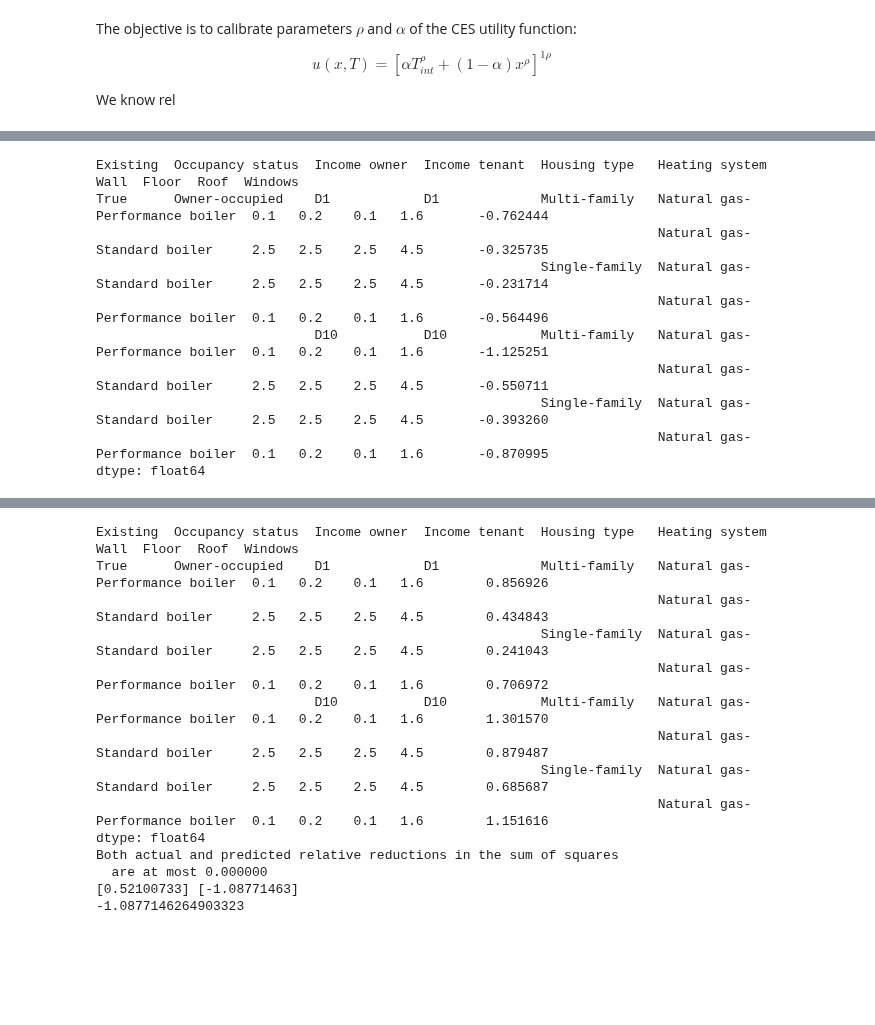
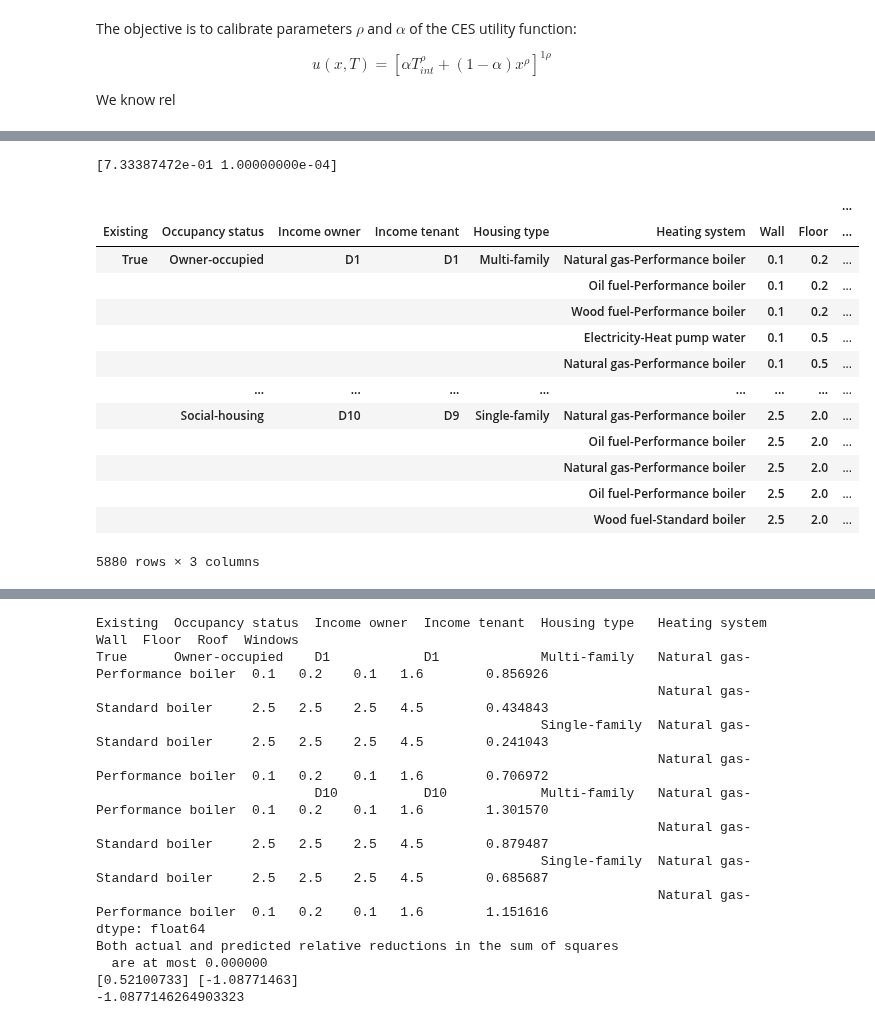
Before and after one commit to CIRED/Res-IRF4, a Jupyter notebook: project/analysis/preprocessing/ces_function/calibrating_ces.ipynb, the cells around one changed output, grey strips where cells are left out. Saved outputs shown, nothing was run; the diff lists cells and outputs as text; code cells hidden in the pictures; blank space fills up the shorter version.

```diff
--- a/project/analysis/preprocessing/ces_function/calibrating_ces.ipynb
+++ b/project/analysis/preprocessing/ces_function/calibrating_ces.ipynb
@@ -102,13 +104,0 @@ dtype: float64
-# %%
-sigma
-# %% [output]
-Existing  Occupancy status  Income owner  Income tenant  Housing type   Heating system                  Wall  Floor  Roof  Windows
-True      Owner-occupied    D1            D1             Multi-family   Natural gas-Performance boiler  0.1   0.2    0.1   1.6       -0.762444
-                                                                        Natural gas-Standard boiler     2.5   2.5    2.5   4.5       -0.325735
-                                                         Single-family  Natural gas-Standard boiler     2.5   2.5    2.5   4.5       -0.231714
-                                                                        Natural gas-Performance boiler  0.1   0.2    0.1   1.6       -0.564496
-                            D10           D10            Multi-family   Natural gas-Performance boiler  0.1   0.2    0.1   1.6       -1.125251
-                                                                        Natural gas-Standard boiler     2.5   2.5    2.5   4.5       -0.550711
-                                                         Single-family  Natural gas-Standard boiler     2.5   2.5    2.5   4.5       -0.393260
-                                                                        Natural gas-Performance boiler  0.1   0.2    0.1   1.6       -0.870995
-dtype: float64
@@ -114,0 +127,23 @@ dtype: float64
+# %%
+best_vals, covar = curve_fit(demand_ces_sigma, (income, energy_bill), heating_intensity, p0=(0.9, 0.1), method='dogbox', bounds=((-np.inf, 0.0001),(1, 0.9999)))
+print(best_vals)
+intensity_calc = demand_ces_sigma((income, energy_bill), best_vals[0], best_vals[1])
+# %% [output]
+[7.33387472e-01 1.00000000e-04]
+# %%
+pd.concat((intensity_calc, heating_intensity, energy_bill), axis=1)
+# %% [output]
+|  |  |  |  |  |  |  |  | ... |
+| Existing | Occupancy status | Income owner | Income tenant | Housing type | Heating system | Wall | Floor | ... |
+| True | Owner-occupied | D1 | D1 | Multi-family | Natural gas-Performance boiler | 0.1 | 0.2 | ... |
+|  |  |  |  |  | Oil fuel-Performance boiler | 0.1 | 0.2 | ... |
+|  |  |  |  |  | Wood fuel-Performance boiler | 0.1 | 0.2 | ... |
+|  |  |  |  |  | Electricity-Heat pump water | 0.1 | 0.5 | ... |
+|  |  |  |  |  | Natural gas-Performance boiler | 0.1 | 0.5 | ... |
+|  | ... | ... | ... | ... | ... | ... | ... | ... |
+|  | Social-housing | D10 | D9 | Single-family | Natural gas-Performance boiler | 2.5 | 2.0 | ... |
+|  |  |  |  |  | Oil fuel-Performance boiler | 2.5 | 2.0 | ... |
+|  |  |  |  |  | Natural gas-Performance boiler | 2.5 | 2.0 | ... |
+|  |  |  |  |  | Oil fuel-Performance boiler | 2.5 | 2.0 | ... |
+|  |  |  |  |  | Wood fuel-Standard boiler | 2.5 | 2.0 | ... |
+5880 rows × 3 columns
```
Also changed, not shown: parts of 24 cells of this notebook, 6 other files.
